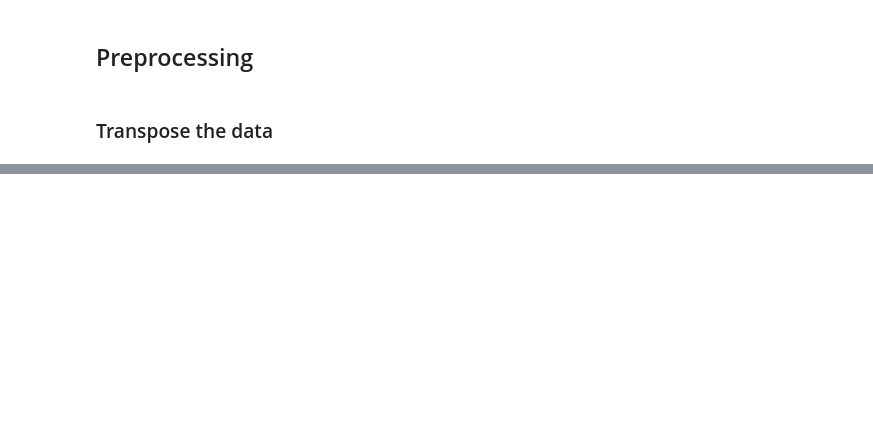
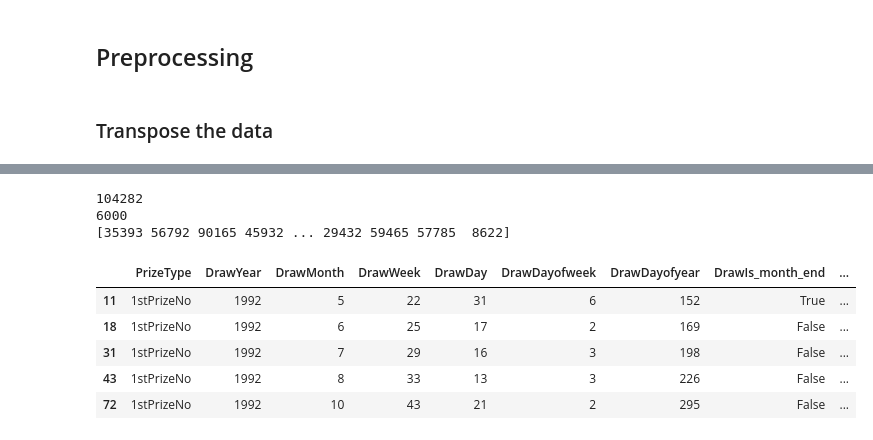
Before and after one commit to mengwangk/dl-projects, a Jupyter notebook: fortunenet.ipynb, the cells around one changed output, grey strips where cells are left out. Drawn from its saved outputs; the diff is of its cells as text; code cells hidden in the pictures; blank space fills up the shorter version.

```diff
--- a/fortunenet.ipynb
+++ b/fortunenet.ipynb
@@ -182,0 +196,3 @@ df_processed.head(10)
+# %%
+# Outcome to predict
+dep_var = "LuckyNo"
@@ -182,0 +221,31 @@ df_processed.head(10)
+# %%
+idx = np.random.permutation(range(n))[:6000]
+print(n)
+print(len(idx))
+print(idx)
+
+idx.sort()
+
+small_train_df = train_df.iloc[idx[:3000]]
+small_test_df = train_df.iloc[idx[3000:]]
+# %% [output]
+104282
+6000
+[35393 56792 90165 45932 ... 29432 59465 57785  8622]
+# %%
+# Set continuous and categorical columns
+small_cont_vars = ["DrawNo", "DrawElapsed"]
+small_cat_vars = ["PrizeType", "DrawYear", "DrawMonth", "DrawWeek", "DrawDay", "DrawDayofweek",
+                  "DrawDayofyear","DrawIs_month_end","DrawIs_month_start", "DrawIs_quarter_end", "DrawIs_quarter_start", "DrawIs_year_end", "DrawIs_year_start"]
+# %%
+small_train_df = small_train_df[small_cat_vars + small_cont_vars + [dep_var]]
+small_test_df = small_test_df[small_cat_vars + small_cont_vars + [dep_var]]
+# %%
+small_train_df.head(5)
+# %% [output]
+|  | PrizeType | DrawYear | DrawMonth | DrawWeek | DrawDay | DrawDayofweek | DrawDayofyear | DrawIs_month_end | ... |
+| 11 | 1stPrizeNo | 1992 | 5 | 22 | 31 | 6 | 152 | True | ... |
+| 18 | 1stPrizeNo | 1992 | 6 | 25 | 17 | 2 | 169 | False | ... |
+| 31 | 1stPrizeNo | 1992 | 7 | 29 | 16 | 3 | 198 | False | ... |
+| 43 | 1stPrizeNo | 1992 | 8 | 33 | 13 | 3 | 226 | False | ... |
+| 72 | 1stPrizeNo | 1992 | 10 | 43 | 21 | 2 | 295 | False | ... |
```
Also changed, not shown: parts of 22 cells of this notebook.
